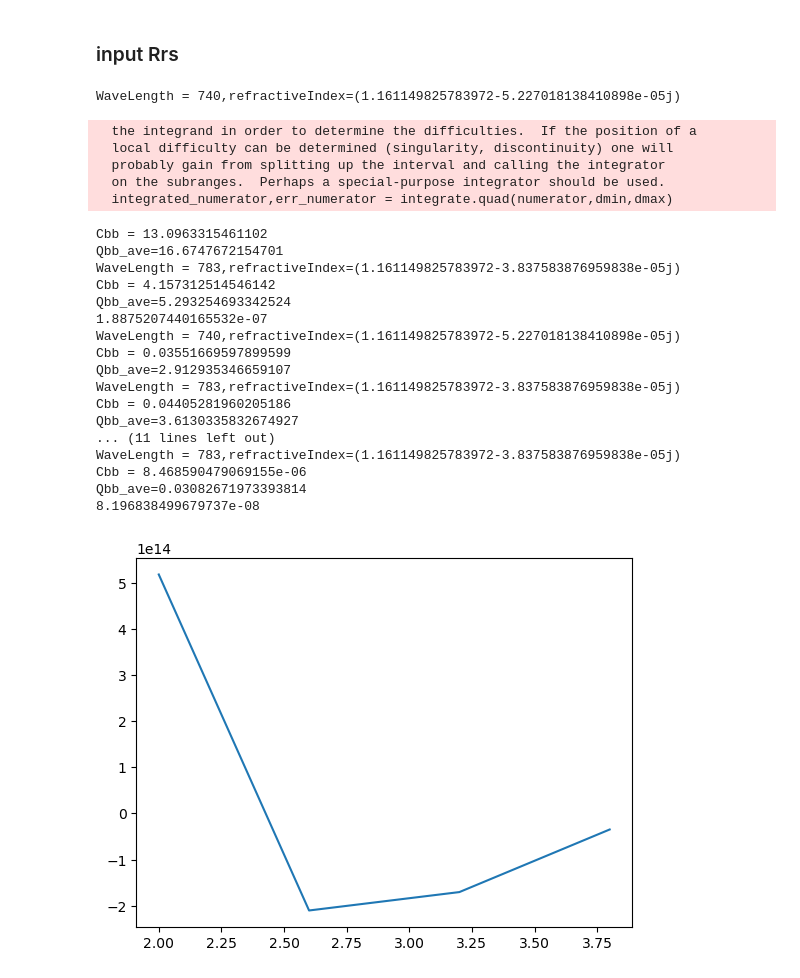
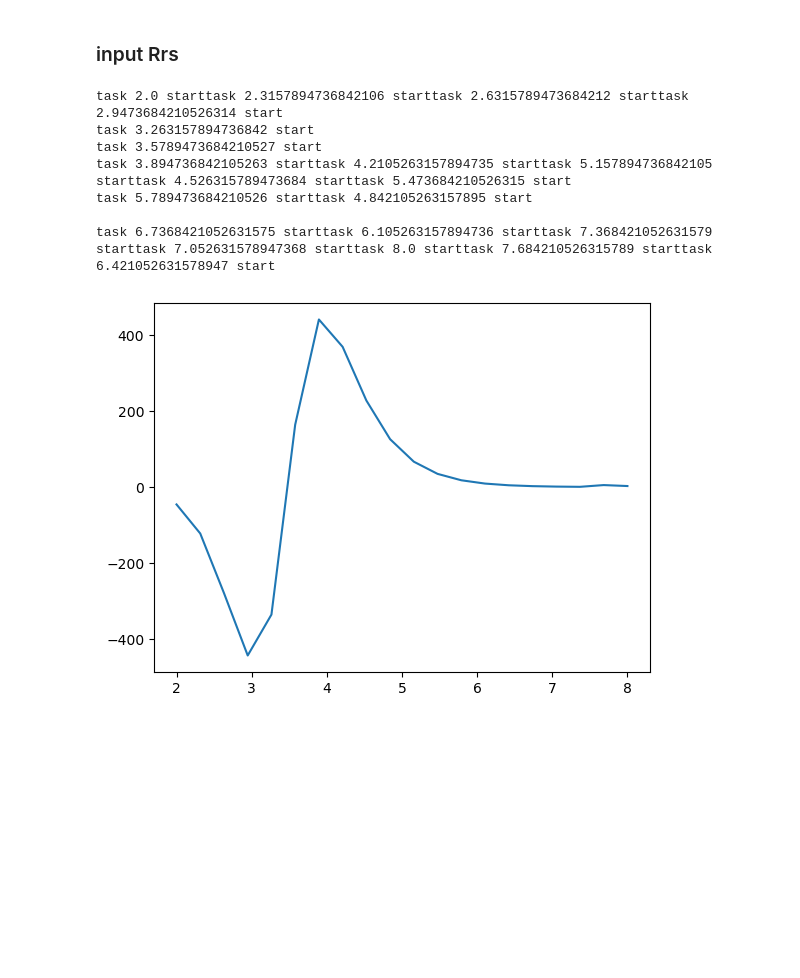
Before and after one commit to IshidaKota/MasterThesisWork, a Jupyter notebook: Github/BioOptical/src/deriveSSfromSIOP.ipynb, the cells around one changed output. Drawn from its saved outputs; the diff is of its cells as text; code cells hidden in the pictures; blank space fills up the shorter version.

```diff
--- a/Github/BioOptical/src/deriveSSfromSIOP.ipynb
+++ b/Github/BioOptical/src/deriveSSfromSIOP.ipynb
@@ -150,5 +40,0 @@ def bbp_SIOP(Lambda,reg,j,m,pho,dmin,dmax):
-# %%
-Lambda=500
-j=-4
-reg = approximate_qbb_polynomial(m,order=40)
-bbp_SIOP(Lambda,reg,j,m,pho,dmin,dmax)
@@ -183,0 +197,6 @@ plt.show()
+# %%
+#parameters
+wavelength = np.linspace(400,800,21)
+j = 4.0
+mreals = [1.12,1.15,1.18,1.22]
+integral1d,integral2d,integral3d = PSDintegral(j,dmin,dmax)
@@ -263,16 +324,24 @@ def Fresnel(theta):
 #    return rrs_Lambda
 # %%
 #def bbp_SIOP(Lambda,j,m,pho,dmin,dmax):
-def deriveConcentration(Rrs,Lambda1,Lambda2,j,m,pho,theta_s,theta_v,
+def deriveConcentration(Rrs,Lambda1,Lambda2,j,mreal,pho,theta_s,theta_v,
                         dmin=dmin,dmax=dmax,aw=aw,bw=bw,):
     """
     Return:
     Concentration(mg/L) 1e6をかけることでg/m3からmg/Lに変更されているはず
     """
     #first, derive SIOPs at each wavelength.
-    bbp_SIOP_lambda1 = bbp_SIOP(Lambda1,j,m,pho,dmin,dmax) #m2/g→
-    bbp_SIOP_lambda2 = bbp_SIOP(Lambda2,j,m,pho,dmin,dmax)
-    print(bbp_SIOP_lambda1)
+    print(f"task {j} start")
+    future_list  = []
+
+    with futures.ProcessPoolExecutor(max_workers=2) as executor:
+        for lambda0 in (Lambda1,Lambda2):
+            future = executor.submit(bbp_SIOP,lambda0,j,integral1d,integral2d,integral3d,pho,dmin,dmax,mreal)
+            future_list.append(future)
+
+    bbp_SIOP_lambda1 = future_list[0].result()
+    bbp_SIOP_lambda2 = future_list[1].result()
+
     #second, convert Rrs to rrs (subsurface water)
     #水面で屈折するからRrsから水面直下の反射率に変える必要がある
     rrs_lambda1 = Rrs[-2]#rrs(Rrs,Lambda1,theta_s,theta_v)
@@ -281,42 +350,36 @@ def deriveConcentration(Rrs,Lambda1,Lambda2,j,m,pho,theta_s,theta_v,
     #third, derive Concentration
     concentration_numerator = rrs_lambda1 * aw[0] * bbp_SIOP_lambda2 - (rrs_lambda2 * aw[1] * bbp_SIOP_lambda1)
     concentration_denominator = bbp_SIOP_lambda1 * bbp_SIOP_lambda2 * (rrs_lambda2-rrs_lambda1)
-    return 1e6*concentration_numerator/concentration_denominator #g/m3
+    #print(f"numerator={concentration_numerator},denominator={concentration_denominator}")
+    return concentration_numerator/concentration_denominator #g/m3
 # %%
-jseries = np.arange(2.0,4.0,0.6)
+jseries = np.linspace(2.0,8.0,20)
 concentration = np.zeros(len(jseries))
+mreal = 1.12
 
+future_list = []
+with futures.ProcessPoolExecutor(os.cpu_count()) as executor:
+    for jnum in jseries:
+        future = executor.submit(deriveConcentration,Rrs_MSupper,740,783,jnum,mreal,pho,0,0)
+        future_list.append(future)
+concentration = [f.result() for f in future_list]
+
+#start plot
 fig,ax = plt.subplots()
-for i,j in enumerate(jseries):
-    concentration[i] = deriveConcentration(Rrs_MSupper,740,783,j,m,pho,0,0)
+#for i,j in enumerate(jseries):
+#    concentration[i] = deriveConcentration(Rrs_MSupper,740,783,j,mreal,pho,0,0)
 
 ax.plot(jseries,concentration)
 plt.show()
 # %% [output]
-WaveLength = 740,refractiveIndex=(1.161149825783972-5.227018138410898e-05j)
+task 2.0 starttask 2.3157894736842106 starttask 2.6315789473684212 starttask 2.9473684210526314 start
+task 3.263157894736842 start
+task 3.5789473684210527 start
+task 3.894736842105263 starttask 4.2105263157894735 starttask 5.157894736842105 starttask 4.526315789473684 starttask 5.473684210526315 start
+task 5.789473684210526 starttask 4.842105263157895 start
+
+task 6.7368421052631575 starttask 6.105263157894736 starttask 7.368421052631579 starttask 7.052631578947368 starttask 8.0 starttask 7.684210526315789 starttask 6.421052631578947 start
-  the integrand in order to determine the difficulties.  If the position of a
-  local difficulty can be determined (singularity, discontinuity) one will
-  probably gain from splitting up the interval and calling the integrator
-  on the subranges.  Perhaps a special-purpose integrator should be used.
-  integrated_numerator,err_numerator = integrate.quad(numerator,dmin,dmax)
-Cbb = 13.0963315461102
-Qbb_ave=16.6747672154701
-WaveLength = 783,refractiveIndex=(1.161149825783972-3.837583876959838e-05j)
-Cbb = 4.157312514546142
-Qbb_ave=5.293254693342524
-1.8875207440165532e-07
-WaveLength = 740,refractiveIndex=(1.161149825783972-5.227018138410898e-05j)
-Cbb = 0.03551669597899599
-Qbb_ave=2.912935346659107
-WaveLength = 783,refractiveIndex=(1.161149825783972-3.837583876959838e-05j)
-Cbb = 0.04405281960205186
-Qbb_ave=3.6130335832674927
-... (11 lines left out)
-WaveLength = 783,refractiveIndex=(1.161149825783972-3.837583876959838e-05j)
-Cbb = 8.468590479069155e-06
-Qbb_ave=0.03082671973393814
-8.196838499679737e-08
-[figure, old version]
+[figure, new version]
 # %%
 
 #Rrs1[lambda,t],Rrs2,Rrs3
```
Also changed, not shown: parts of 10 cells of this notebook, 2 other files.
